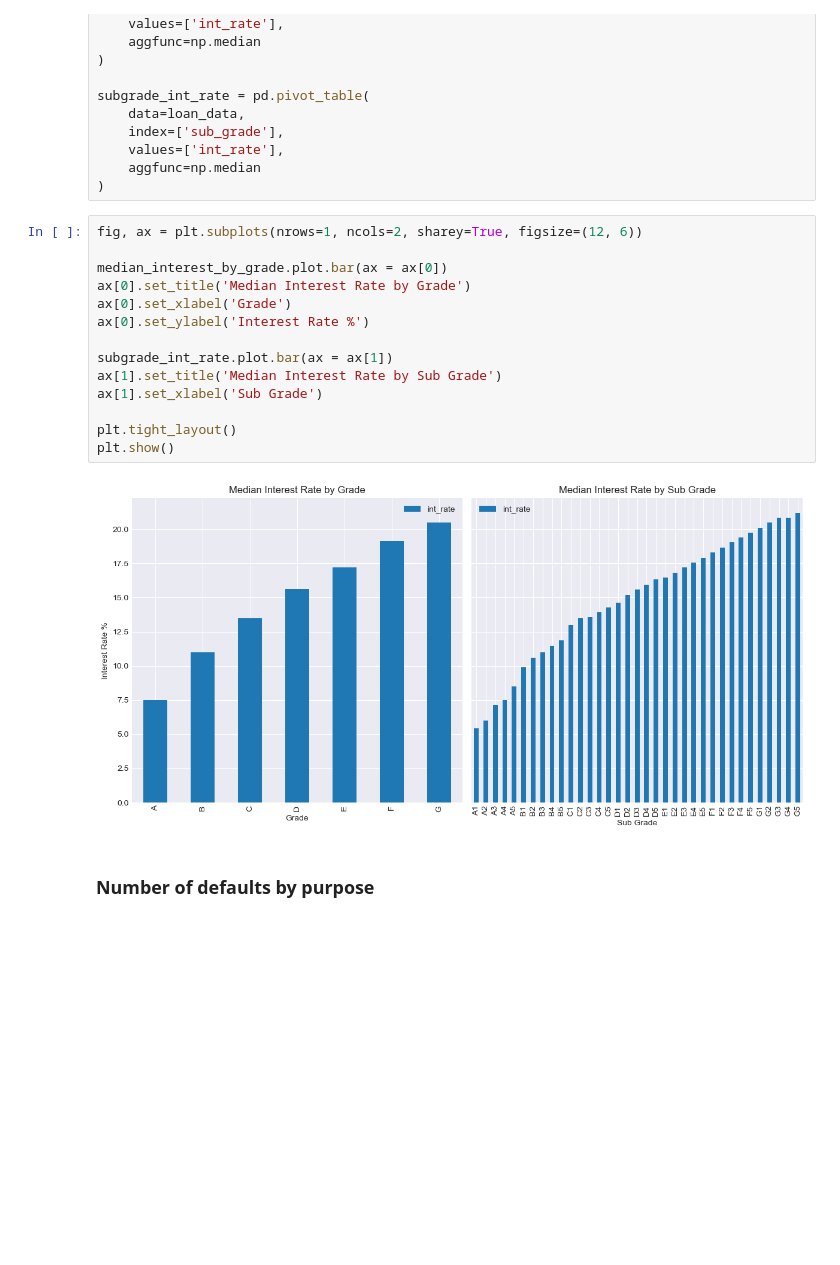
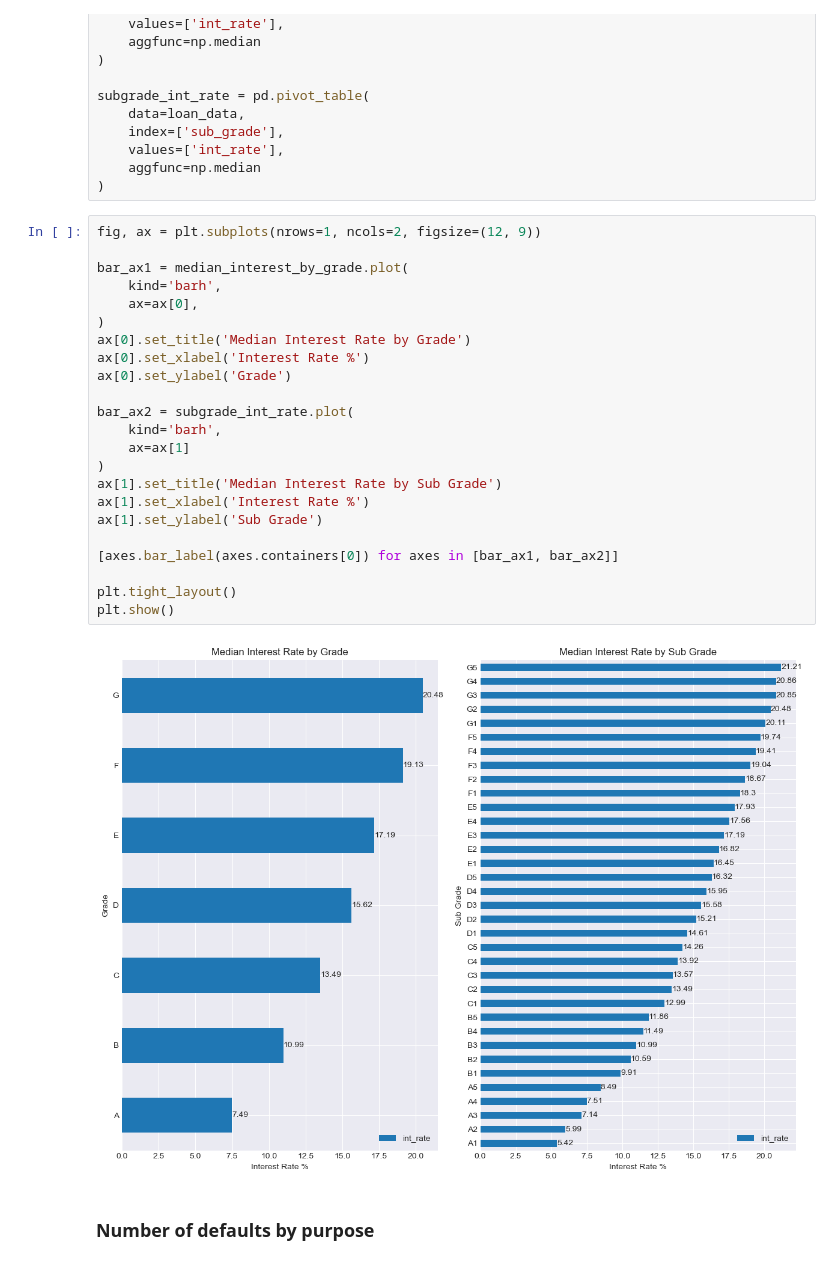
Before and after one commit to cyberpirate92/lending-club-case-study, a Jupyter notebook: Lending Club Case Study.ipynb, the cells around one changed output. Saved outputs shown, nothing was run; the diff lists cells and outputs as text; blank space fills up the shorter version.

Commit message:
chore: Add values to charts to make them more readable

```diff
--- a/Lending Club Case Study.ipynb
+++ b/Lending Club Case Study.ipynb
@@ -815,21 +816,30 @@ subgrade_int_rate = pd.pivot_table(
     aggfunc=np.median
 )
 # %%
-fig, ax = plt.subplots(nrows=1, ncols=2, sharey=True, figsize=(12, 6))
+fig, ax = plt.subplots(nrows=1, ncols=2, figsize=(12, 9))
 
-median_interest_by_grade.plot.bar(ax = ax[0])
+bar_ax1 = median_interest_by_grade.plot(
+    kind='barh',
+    ax=ax[0],
+)
 ax[0].set_title('Median Interest Rate by Grade')
-ax[0].set_xlabel('Grade')
-ax[0].set_ylabel('Interest Rate %')
+ax[0].set_xlabel('Interest Rate %')
+ax[0].set_ylabel('Grade')
 
-subgrade_int_rate.plot.bar(ax = ax[1])
+bar_ax2 = subgrade_int_rate.plot(
+    kind='barh',
+    ax=ax[1]
+)
 ax[1].set_title('Median Interest Rate by Sub Grade')
-ax[1].set_xlabel('Sub Grade')
+ax[1].set_xlabel('Interest Rate %')
+ax[1].set_ylabel('Sub Grade')
+
+[axes.bar_label(axes.containers[0]) for axes in [bar_ax1, bar_ax2]]
 
 plt.tight_layout()
 plt.show()
 # %% [output]
-[figure, old version]
+[figure, new version]
 # %% [markdown]
 ### Number of defaults by purpose
 # %%
```
Also changed, not shown: parts of 45 cells of this notebook.
